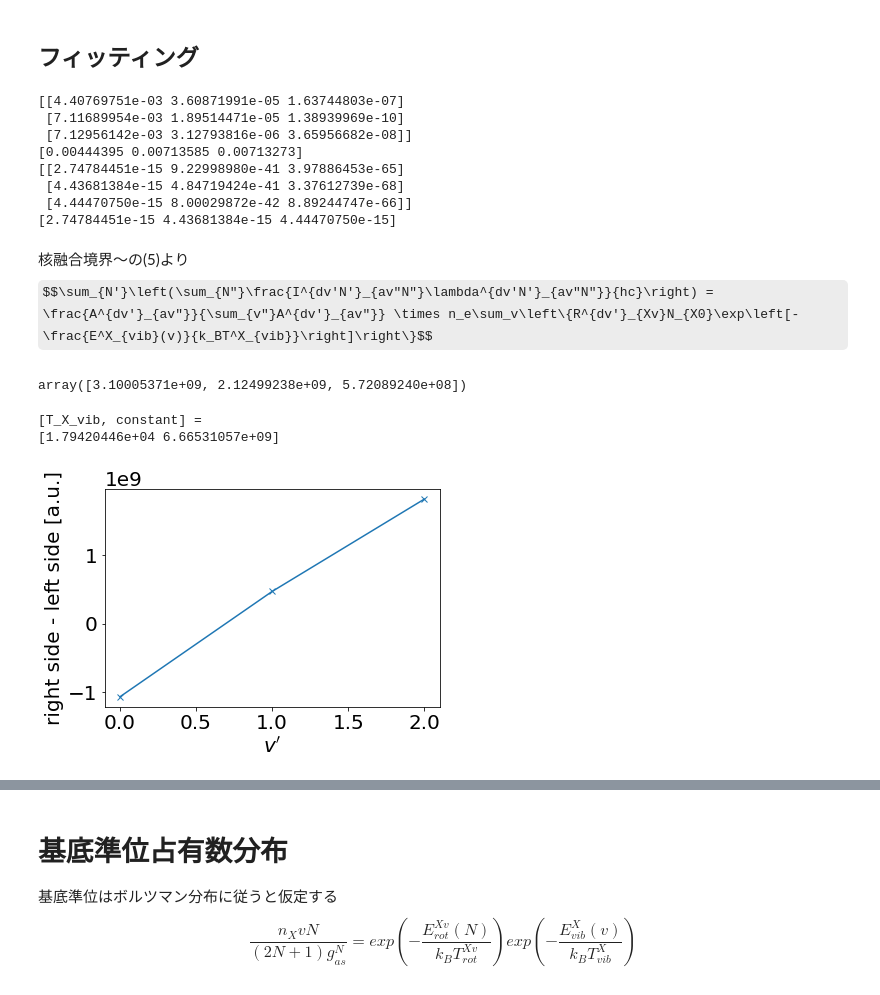
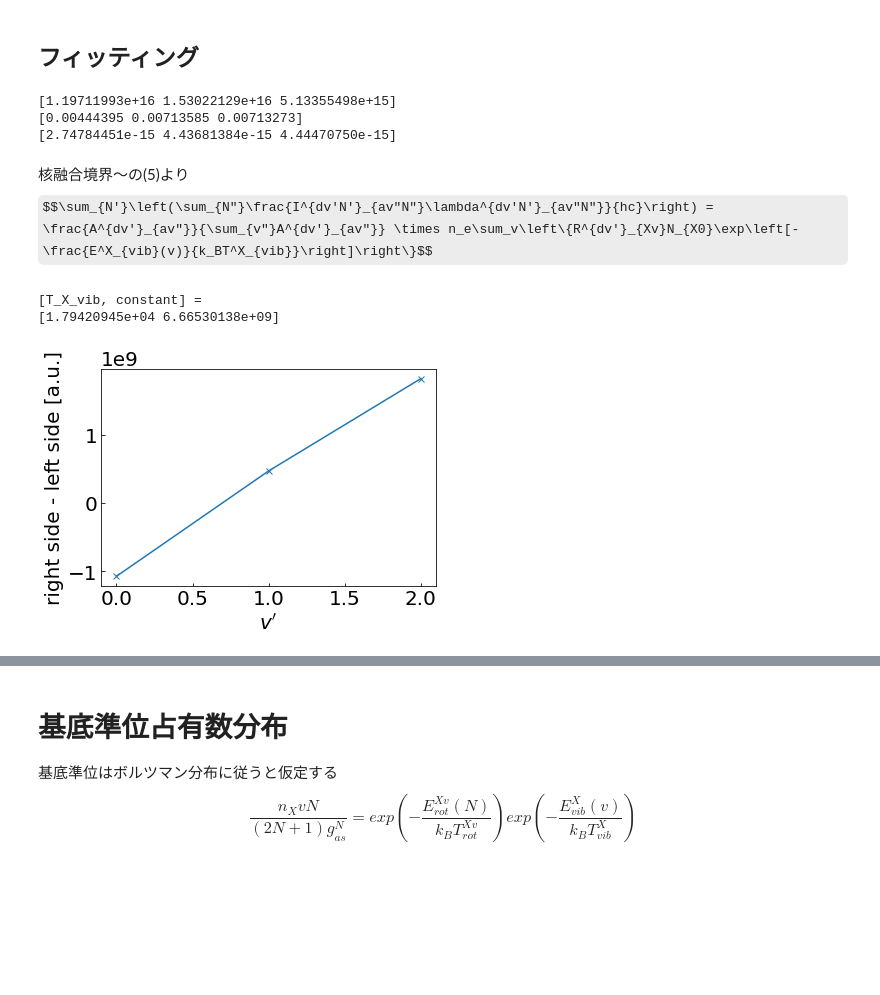
Before and after one commit to AtsushiNi/myLeprecon, a Jupyter notebook: niihama/plasma_data_12_17.ipynb, the cells around one changed output, grey strips where cells are left out. Cells and saved outputs as stored; diff of their text form; code cells hidden in the pictures; some formulas as TeX source; blank space fills up the shorter version.

```diff
--- a/niihama/plasma_data_12_17.ipynb
+++ b/niihama/plasma_data_12_17.ipynb
@@ -698,26 +788,21 @@ def right_formula(T_X_vib, _vds):
     for vX in range(0, 3, 1):
       result[vd] += R(vX, vd) * math.exp(-E_X_vib(vX)/kb/T_X_vib)
       tmp[vX][vd] = R(vX, vd) * math.exp(-E_X_vib(vX)/kb/T_X_vib)
-  print(tmp.T)
   return result
 
 def fitting_func(vds, constant, T_X_vib):
   return left_formula - constant * right_formula(T_X_vib, vds)
 
 vds = np.array([0, 1, 2])
-#popt, pcov = curve_fit(fitting_func, vd, np.zeros(3), p0=[1000, 1e-270])
+popt, pcov = curve_fit(fitting_func, vds, np.zeros(3), p0=[1000, 1e-270])
+print(left_formula)
 a = right_formula(1000, vds)
 print(a)
 b = right_formula(100, vds)
 print(b)
 # %% [output]
-[[4.40769751e-03 3.60871991e-05 1.63744803e-07]
- [7.11689954e-03 1.89514471e-05 1.38939969e-10]
- [7.12956142e-03 3.12793816e-06 3.65956682e-08]]
+[1.19711993e+16 1.53022129e+16 5.13355498e+15]
 [0.00444395 0.00713585 0.00713273]
-[[2.74784451e-15 9.22998980e-41 3.97886453e-65]
- [4.43681384e-15 4.84719424e-41 3.37612739e-68]
- [4.44470750e-15 8.00029872e-42 8.89244747e-66]]
 [2.74784451e-15 4.43681384e-15 4.44470750e-15]
 # %% [markdown]
 核融合境界〜の(5)より
@@ -725,47 +810,45 @@ $$\sum_{N'}\left(\sum_{N"}\frac{I^{dv'N'}_{av"N"}\lambda^{dv'N'}_{av"N"}}{hc}\ri
 # %%
 left_formula = np.zeros(3)
 for Nd in range(1, 8):
   for Na in range(1, 8):
     if not Nd != Na:
       continue # 上準位と下準位でNは変わらない
     left_formula[0] += array_00[Na-1]['intensity'][0] * array_00[Na-1]['wavelength']
 for Nd in range(1, 6):
   for Na in range(1, 6):
     if not Nd != Na:
       continue # 上準位と下準位でNは変わらない
     left_formula[1] += array_11[Na-1]['intensity'][0] * array_11[Na-1]['wavelength']
 for Nd in range(1, 6):
   for Na in range(1, 6):
     if not Nd != Na:
       continue # 上準位と下準位でNは変わらない
     left_formula[2] += array_22[Na-1]['intensity'][0] * array_22[Na-1]['wavelength']
 left_formula
+
+# v'=v"なので右辺前半は常に1になる？？
+def right_formula_func(T_X_vib, _vds):
+  right_formula = np.zeros(3)
+  for vX in range(0, 3):
+    right_formula[0] += R(vX, 0)*math.exp(-E_X_vib(vX)/kb/T_X_vib)
+  for vX in range(0, 3):
+    right_formula[1] += R(vX, 1)*math.exp(-E_X_vib(vX)/kb/T_X_vib)
+  for vX in range(0, 3):
+    right_formula[2] += R(vX, 2)*math.exp(-E_X_vib(vX)/kb/T_X_vib)
+  return right_formula
+
+vds = np.array([0, 1, 2])
+
+def fitting_func(vds, T_X_vib, constant):
+  return constant * right_formula_func(T_X_vib, vds) - left_formula
+plt.plot(vds, fitting_func(vds, 2687.12124, 4.61271711e10), marker='x') # これを[0, 0, 0]にするようなfitting_funcの第二、第三引数を求める
+plt.xlabel("$v'$")
+plt.ylabel('right side - left side [a.u.]')
+popt, pcov = curve_fit(fitting_func, vds, np.zeros(3), p0=[1000, 1e11])
+print('[T_X_vib, constant] =')
+print(popt)
+T_X_vib = popt[0]
 # %% [output]
-array([3.10005371e+09, 2.12499238e+09, 5.72089240e+08])
+[T_X_vib, constant] =
+[1.79420945e+04 6.66530138e+09]
+[figure, added]
-# %%
-# v'=v"なので右辺前半は常に1になる？？
-def right_formula_func(T_X_vib, _vds):
-  right_formula = np.zeros(3)
-  for vX in range(0, 3):
-    right_formula[0] += R(vX, 0)*math.exp(-E_X_vib(vX)/kb/T_X_vib)
-  for vX in range(0, 3):
-    right_formula[1] += R(vX, 1)*math.exp(-E_X_vib(vX)/kb/T_X_vib)
-  for vX in range(0, 3):
-    right_formula[2] += R(vX, 2)*math.exp(-E_X_vib(vX)/kb/T_X_vib)
-  return right_formula
-
-vds = np.array([0, 1, 2])
-
-def fitting_func(vds, T_X_vib, constant):
-  return constant * right_formula_func(T_X_vib, vds) - left_formula
-plt.plot(vds, fitting_func(vds, 2687.12124, 4.61271711e10), marker='x') # これを[0, 0, 0]にするようなfitting_funcの第二、第三引数を求める
-plt.xlabel("$v'$")
-plt.ylabel('right side - left side [a.u.]')
-popt, pcov = curve_fit(fitting_func, vds, np.zeros(3), p0=[2000, 1e11])
-print('[T_X_vib, constant] =')
-print(popt)
-T_X_vib = popt[0]
-# %% [output]
-[T_X_vib, constant] =
-[1.79420446e+04 6.66531057e+09]
-[figure, removed]
```
Also changed, not shown: parts of 27 cells of this notebook.
